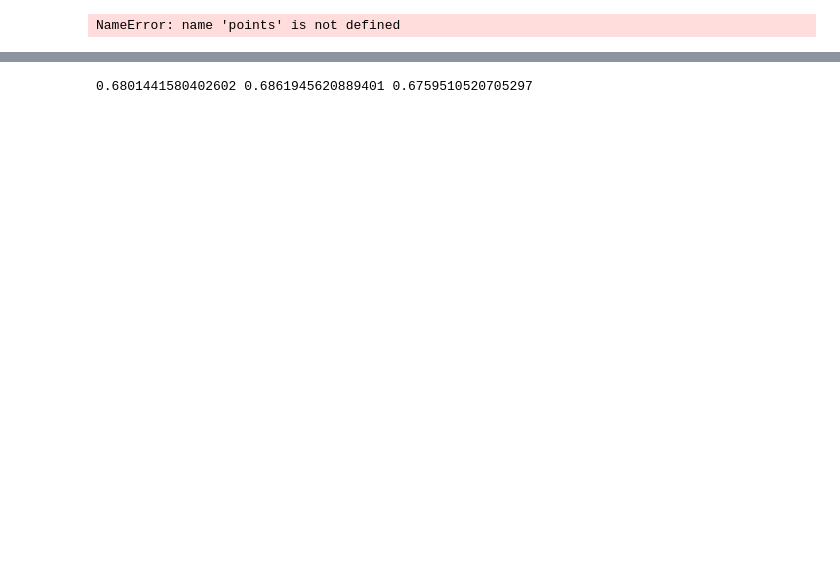
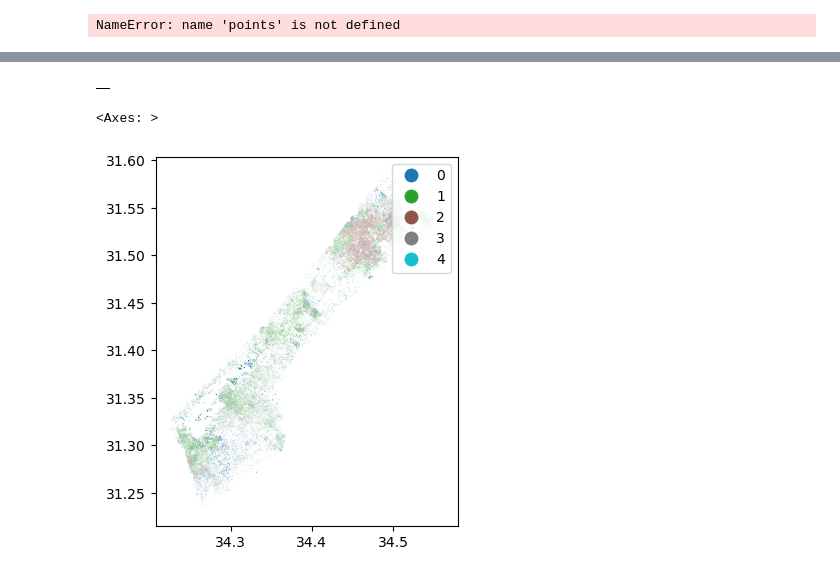
Before and after one commit to oballinger/PWTT, a Jupyter notebook: code/changeos_gaza.ipynb, the cells around one changed output, grey strips where cells are left out. Cells and saved outputs as stored; diff of their text form; code cells hidden in the pictures; blank space fills up the shorter version.

```diff
--- a/code/changeos_gaza.ipynb
+++ b/code/changeos_gaza.ipynb
@@ -364,10 +554,9 @@ Missing:  22457
-# %%
-from sklearn.metrics import f1_score, precision_score, recall_score
-merged=merged.dropna(subset='damage')
-f1 = f1_score(merged['class'], merged['pred'], sample_weight=merged['area'], average='weighted')
-precision = precision_score(merged['class'], merged['pred'], sample_weight=merged['area'], average='weighted')
-recall = recall_score(merged['class'], merged['pred'], sample_weight=merged['area'], average='weighted')
-
-print(f1, precision, recall)
-# %% [output]
-0.6801441580402602 0.6861945620889401 0.6759510520705297
+# %%
+results
+# %% [output]
+|  |
+# %%
+merged.plot(column='damage', legend=True)
+# %% [output]
+<Axes: >
+[figure, added]
```
Also changed, not shown: parts of 4 cells of this notebook, 45 other files.
